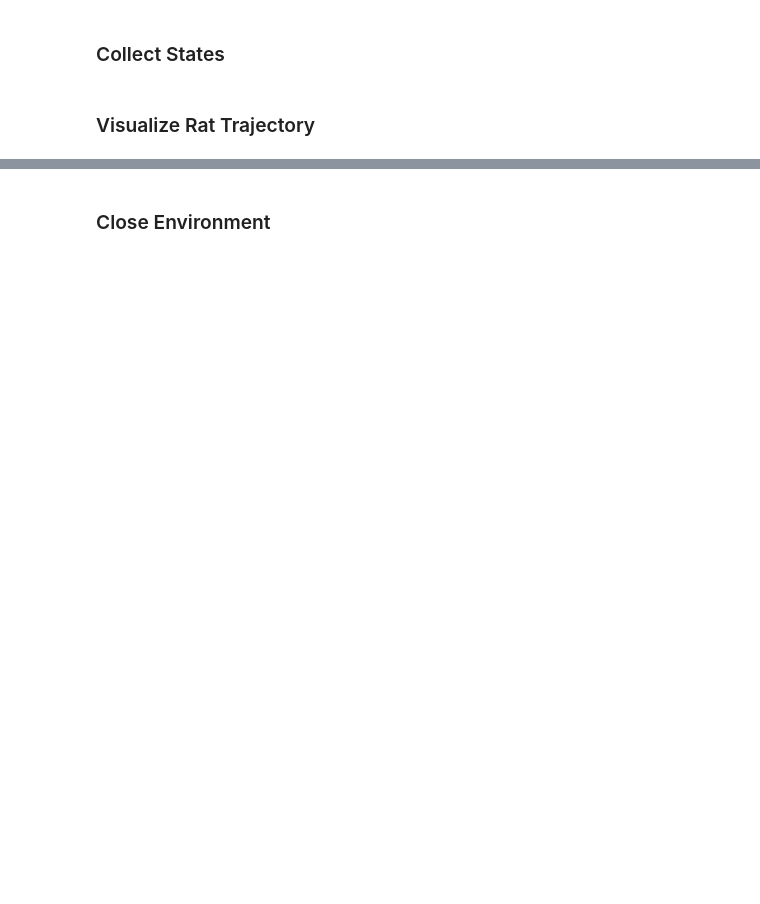
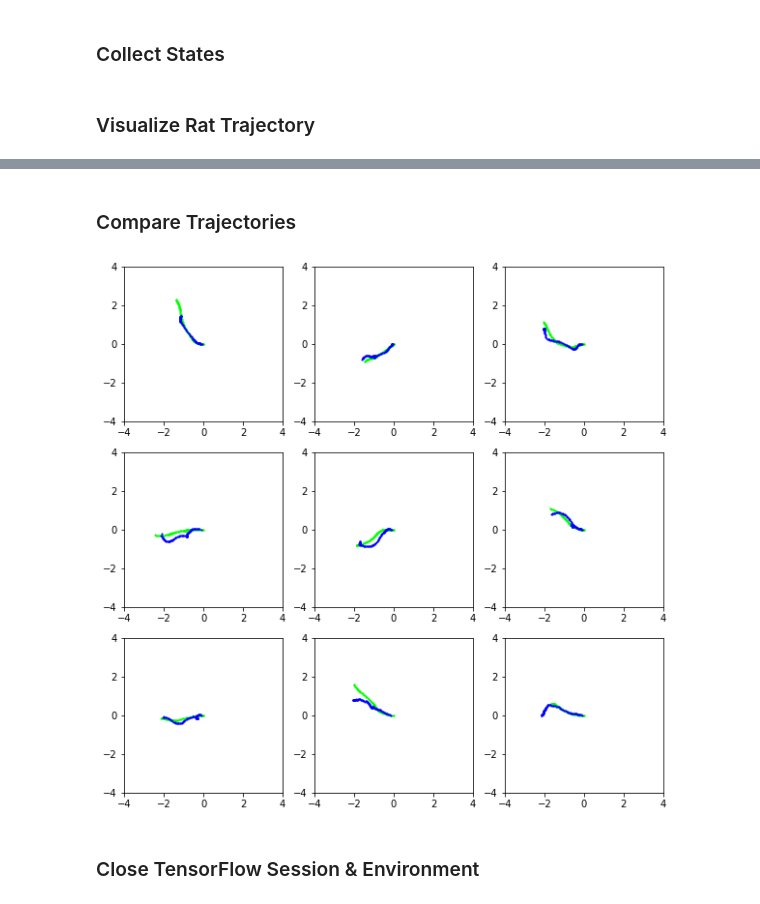
Before and after one commit to Unity-Technologies/rat-rnn, a Jupyter notebook: Rat.ipynb, the cells around one changed output, grey strips where cells are left out. Saved outputs shown, nothing was run; the diff lists cells and outputs as text; code cells hidden in the pictures; blank space fills up the shorter version.

```diff
--- a/Rat.ipynb
+++ b/Rat.ipynb
@@ -68,2 +158,24 @@ plt.scatter(x, z, s=1, c=create_colors())
+# %% [markdown]
+### Compare Trajectories
+# %%
+pointer = 6
+plt.figure(figsize=(10,10))
+for i in range(9):
+    pointer = i
+    batch_x = input_x[pointer*100:(pointer+1)*100]
+    batch_y = input_y[pointer*100:(pointer+1)*100]
+    feed_dict = {rat_rnn.x: np.reshape(batch_x, [-1,3]),
+                 rat_rnn.train_length: [100], rat_rnn.batch_size: [1]}
+    yp = sess.run(rat_rnn.y_pred, feed_dict=feed_dict)
+
+    # Real - Green | Predicted - Blue
+    plt.subplot(331 + i)
+    plt.scatter(batch_y[:,0], batch_y[:, 1], s=1, c=[0,1,0,1])
+    plt.scatter(yp[:, 0], yp[:, 1], s=1, c=[0,0,1,1])
+    plt.ylim(-4, 4)
+    plt.xlim(-4, 4)
+plt.show()
+# %% [output]
+[figure, added]
 # %% [markdown]
-### Close Environment
+### Close TensorFlow Session & Environment
```
Also changed, not shown: parts of 13 cells of this notebook, 2 other files.
